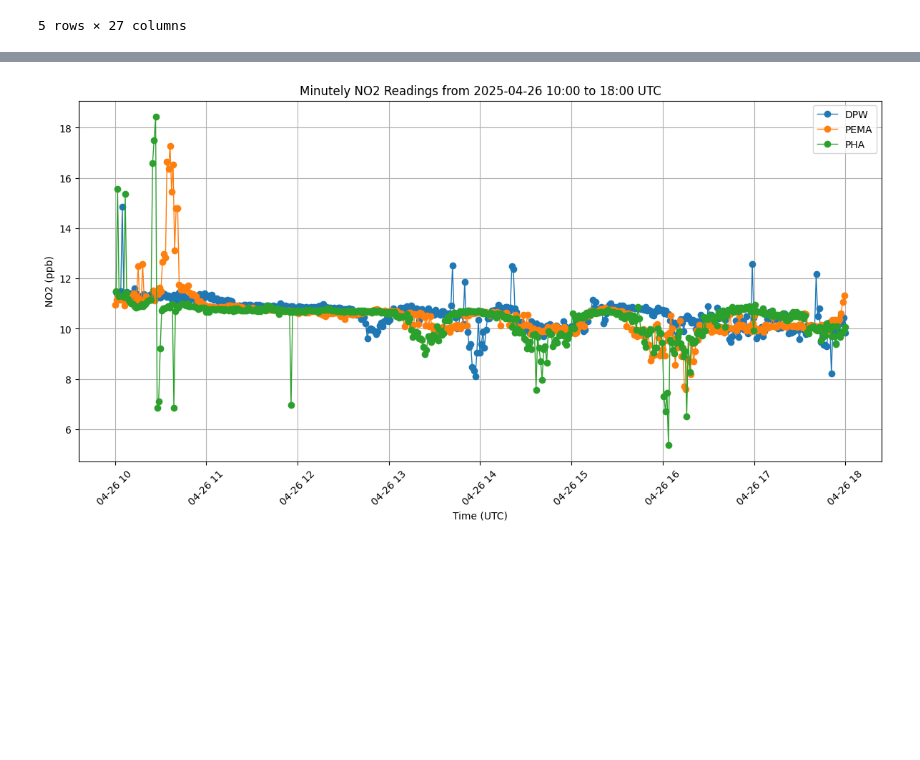
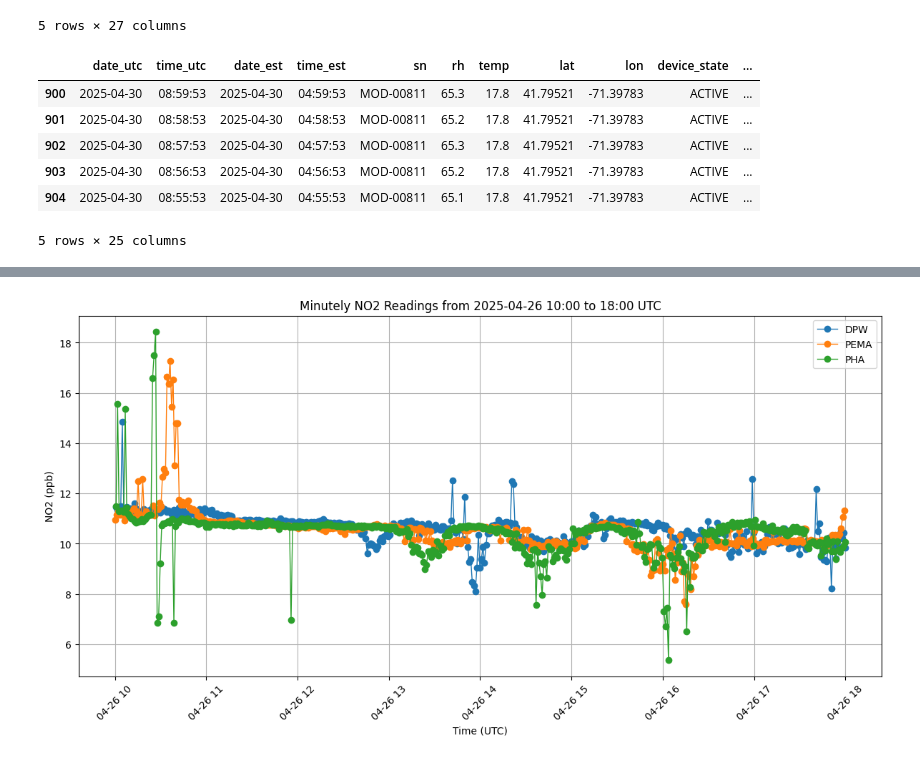
Before and after one commit to jacklardner/calibrationEDA, a Jupyter notebook: qaqlowRSDEDA.ipynb, the cells around one changed output, grey strips where cells are left out. Drawn from its saved outputs; the diff is of its cells as text; code cells hidden in the pictures; blank space fills up the shorter version.

```diff
--- a/qaqlowRSDEDA.ipynb
+++ b/qaqlowRSDEDA.ipynb
@@ -89,16 +89,25 @@ pha_df.head()
 # %%
 low_rsd_df["datetime"] = pd.to_datetime(low_rsd_df["datetime"])
 dpw_df["datetime_utc"] = pd.to_datetime(dpw_df["date_utc"] + " " + dpw_df["time_utc"])
 
 dpw_df["hour_utc"] = dpw_df["datetime_utc"].dt.floor("h")
 
 target_hours = set(low_rsd_df["datetime"])
 
 #take only datetimes from the list
 dpw_filtered_df = dpw_df[dpw_df["hour_utc"].isin(target_hours)].copy()
 
 #get rid of helper column
 dpw_filtered_df.drop(columns=["hour_utc"], inplace=True)
+dpw_filtered_df.head()
+# %% [output]
+|  | date_utc | time_utc | date_est | time_est | sn | rh | temp | lat | lon | device_state | ... |
+| 900 | 2025-04-30 | 08:59:53 | 2025-04-30 | 04:59:53 | MOD-00811 | 65.3 | 17.8 | 41.79521 | -71.39783 | ACTIVE | ... |
+| 901 | 2025-04-30 | 08:58:53 | 2025-04-30 | 04:58:53 | MOD-00811 | 65.2 | 17.8 | 41.79521 | -71.39783 | ACTIVE | ... |
+| 902 | 2025-04-30 | 08:57:53 | 2025-04-30 | 04:57:53 | MOD-00811 | 65.3 | 17.8 | 41.79521 | -71.39783 | ACTIVE | ... |
+| 903 | 2025-04-30 | 08:56:53 | 2025-04-30 | 04:56:53 | MOD-00811 | 65.2 | 17.8 | 41.79521 | -71.39783 | ACTIVE | ... |
+| 904 | 2025-04-30 | 08:55:53 | 2025-04-30 | 04:55:53 | MOD-00811 | 65.1 | 17.8 | 41.79521 | -71.39783 | ACTIVE | ... |
+5 rows × 25 columns
 # %%
 pema_df["datetime_utc"] = pd.to_datetime(pema_df["date_utc"] + " " + pema_df["time_utc"])
 
```
Also changed, not shown: parts of 3 cells of this notebook, 2 other files.
